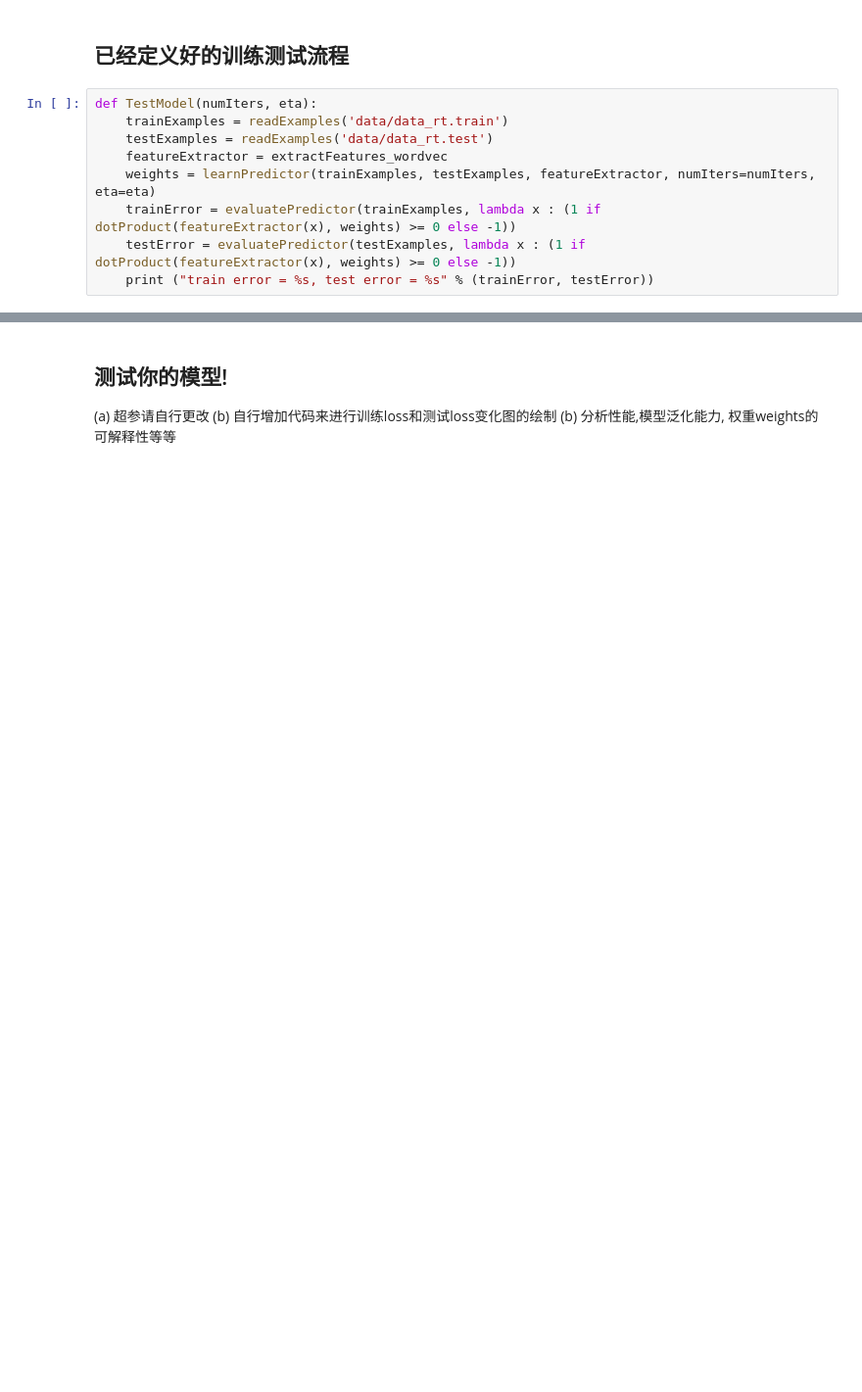
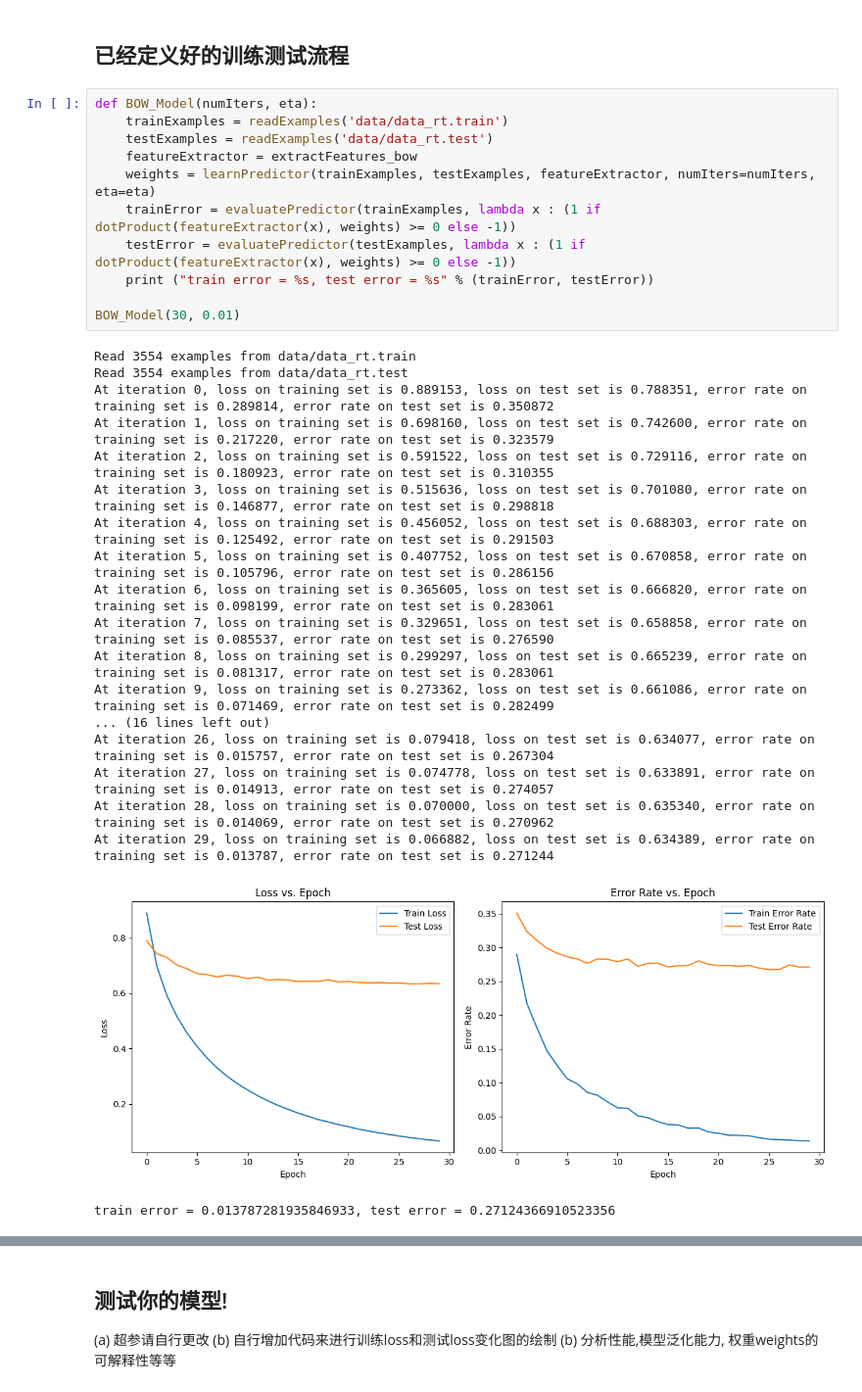
Before and after one commit to JaegerZhao/Natural-language-processing, a Jupyter notebook: 3 情感分析案例/senti_analysis.ipynb, the cells around one changed output, grey strips where cells are left out. Shown at 98% size. Saved outputs shown, nothing was run; the diff lists cells and outputs as text; blank space fills up the shorter version.

```diff
--- a/3 情感分析案例/senti_analysis.ipynb
+++ b/3 情感分析案例/senti_analysis.ipynb
@@ -207,11 +245,33 @@ def learnPredictor(trainExamples, testExamples, featureExtractor, numIters, eta)
 # %% [markdown]
 ## 已经定义好的训练测试流程
 # %%
-def TestModel(numIters, eta):
+def BOW_Model(numIters, eta):
     trainExamples = readExamples('data/data_rt.train')
     testExamples = readExamples('data/data_rt.test')
-    featureExtractor = extractFeatures_wordvec
+    featureExtractor = extractFeatures_bow
     weights = learnPredictor(trainExamples, testExamples, featureExtractor, numIters=numIters, eta=eta)
     trainError = evaluatePredictor(trainExamples, lambda x : (1 if dotProduct(featureExtractor(x), weights) >= 0 else -1))
     testError = evaluatePredictor(testExamples, lambda x : (1 if dotProduct(featureExtractor(x), weights) >= 0 else -1))
     print ("train error = %s, test error = %s" % (trainError, testError))
+
+BOW_Model(30, 0.01)
+# %% [output]
+Read 3554 examples from data/data_rt.train
+Read 3554 examples from data/data_rt.test
+At iteration 0, loss on training set is 0.889153, loss on test set is 0.788351, error rate on training set is 0.289814, error rate on test set is 0.350872
+At iteration 1, loss on training set is 0.698160, loss on test set is 0.742600, error rate on training set is 0.217220, error rate on test set is 0.323579
+At iteration 2, loss on training set is 0.591522, loss on test set is 0.729116, error rate on training set is 0.180923, error rate on test set is 0.310355
+At iteration 3, loss on training set is 0.515636, loss on test set is 0.701080, error rate on training set is 0.146877, error rate on test set is 0.298818
+At iteration 4, loss on training set is 0.456052, loss on test set is 0.688303, error rate on training set is 0.125492, error rate on test set is 0.291503
+At iteration 5, loss on training set is 0.407752, loss on test set is 0.670858, error rate on training set is 0.105796, error rate on test set is 0.286156
+At iteration 6, loss on training set is 0.365605, loss on test set is 0.666820, error rate on training set is 0.098199, error rate on test set is 0.283061
+At iteration 7, loss on training set is 0.329651, loss on test set is 0.658858, error rate on training set is 0.085537, error rate on test set is 0.276590
+At iteration 8, loss on training set is 0.299297, loss on test set is 0.665239, error rate on training set is 0.081317, error rate on test set is 0.283061
+At iteration 9, loss on training set is 0.273362, loss on test set is 0.661086, error rate on training set is 0.071469, error rate on test set is 0.282499
+... (16 lines left out)
+At iteration 26, loss on training set is 0.079418, loss on test set is 0.634077, error rate on training set is 0.015757, error rate on test set is 0.267304
+At iteration 27, loss on training set is 0.074778, loss on test set is 0.633891, error rate on training set is 0.014913, error rate on test set is 0.274057
+At iteration 28, loss on training set is 0.070000, loss on test set is 0.635340, error rate on training set is 0.014069, error rate on test set is 0.270962
+At iteration 29, loss on training set is 0.066882, loss on test set is 0.634389, error rate on training set is 0.013787, error rate on test set is 0.271244
+[figure, added]
+train error = 0.013787281935846933, test error = 0.27124366910523356
```
Also changed, not shown: parts of 5 cells of this notebook, 1 other file.
